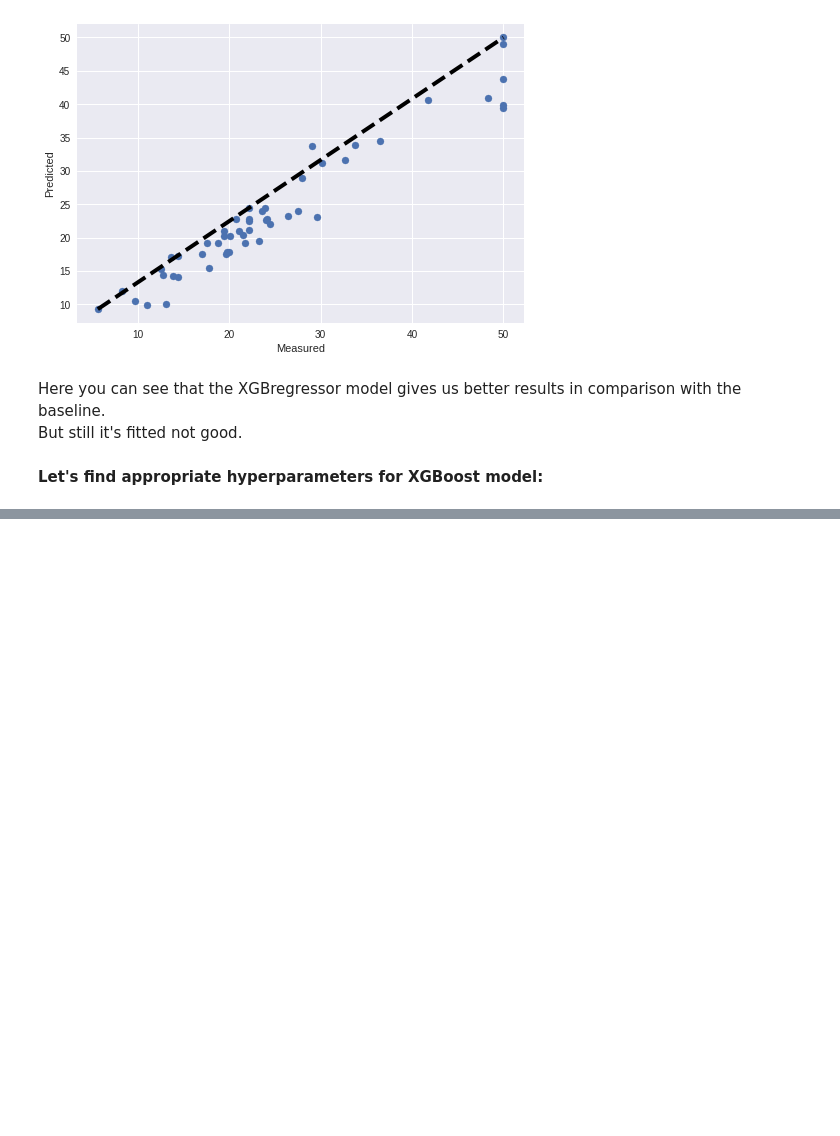
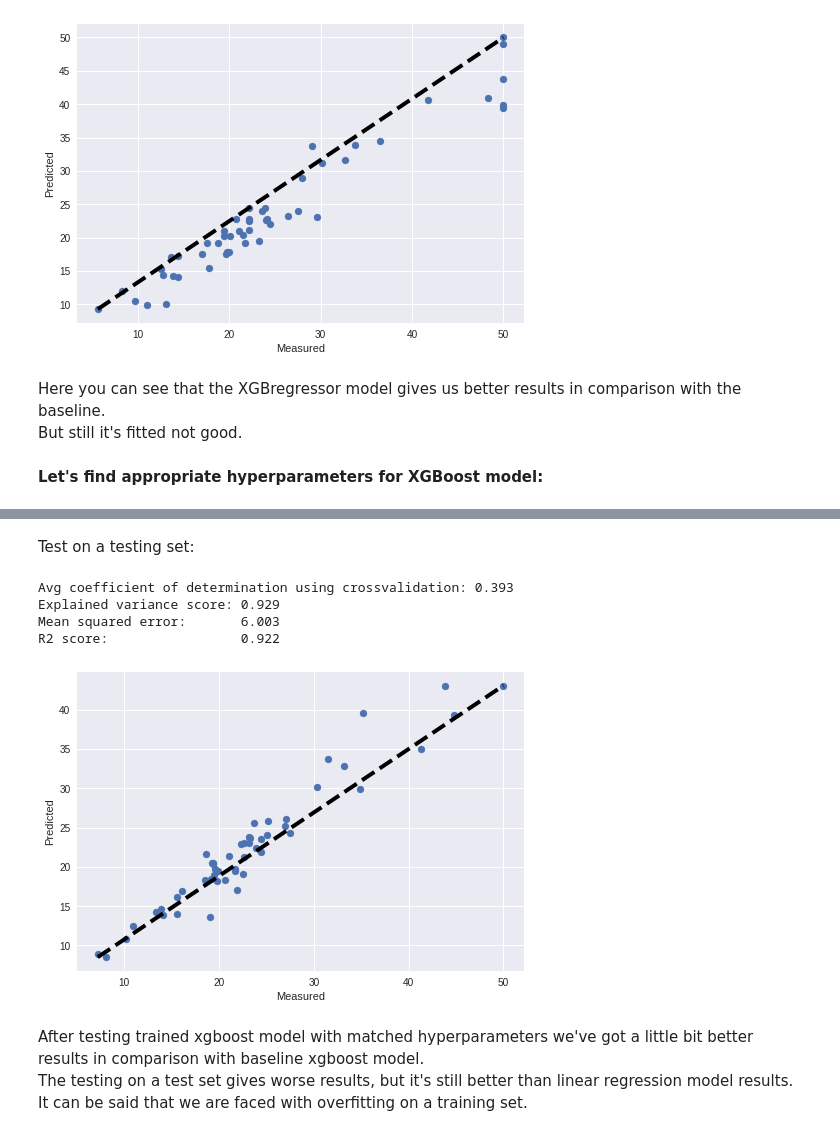
Before and after one commit to TimurPlusPlus/ml_houses_cost_prediction, a Jupyter notebook: ml_homework.ipynb, the cells around one changed output, grey strips where cells are left out. Saved outputs shown, nothing was run; the diff lists cells and outputs as text; code cells hidden in the pictures; blank space fills up the shorter version.

```diff
--- a/ml_homework.ipynb
+++ b/ml_homework.ipynb
@@ -190,0 +221,13 @@ But still it's fitted not good.
+# %% [markdown]
+Test on a testing set:
+# %%
+predict_and_evaluate(xgb_model_opt, test_features, test_labels)
+# %% [output]
+Avg coefficient of determination using crossvalidation: 0.393
+Explained variance score: 0.929
+Mean squared error:       6.003
+R2 score:                 0.922
+[figure, added]
+# %% [markdown]
+After testing trained xgboost model with matched hyperparameters we've got a little bit better results in comparison with baseline xgboost model.
+The testing on a test set gives worse results, but it's still better than linear regression model results. It can be said that we are faced with overfitting on a training set.
```
Also changed, not shown: parts of 17 cells of this notebook.
